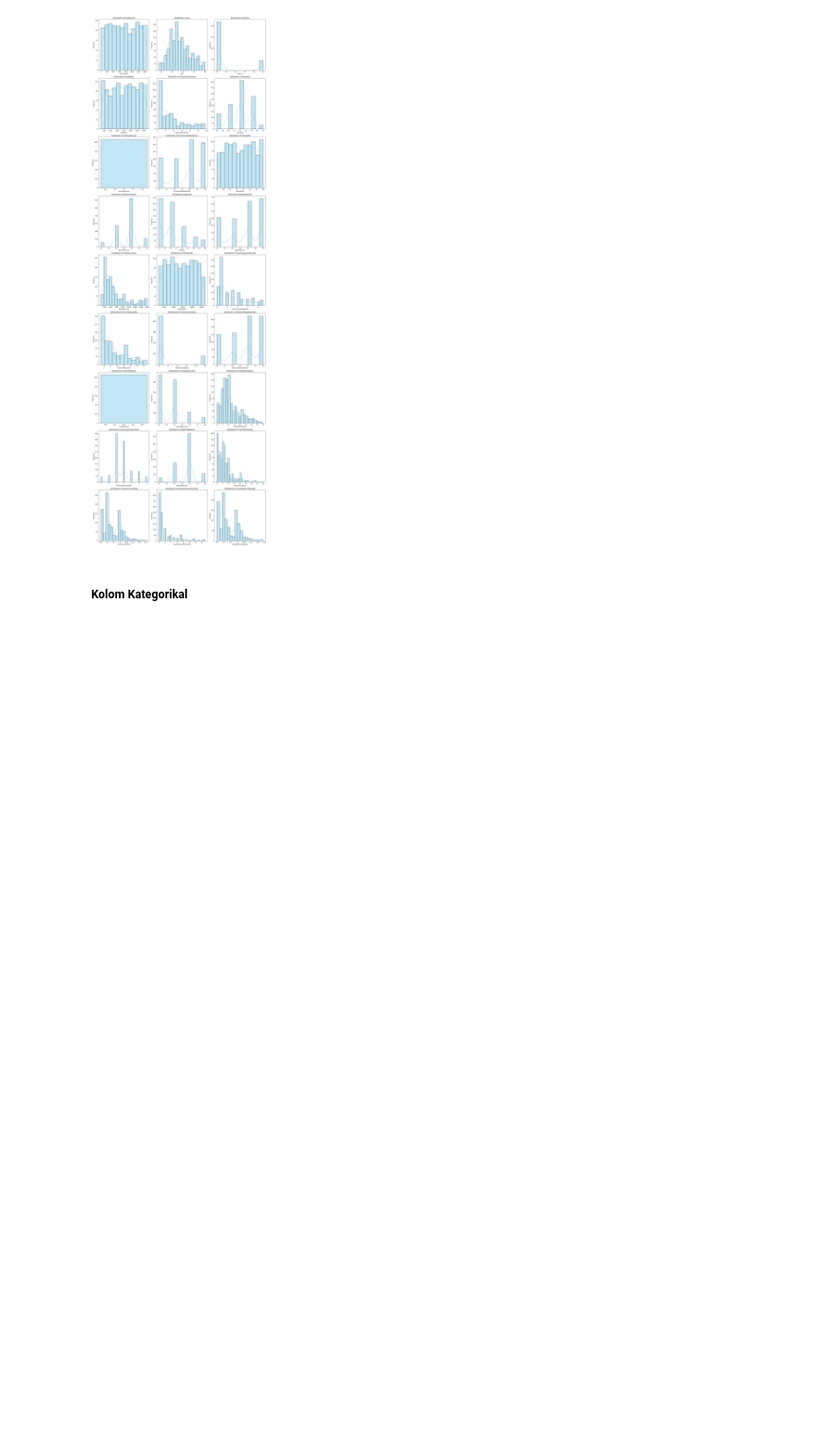
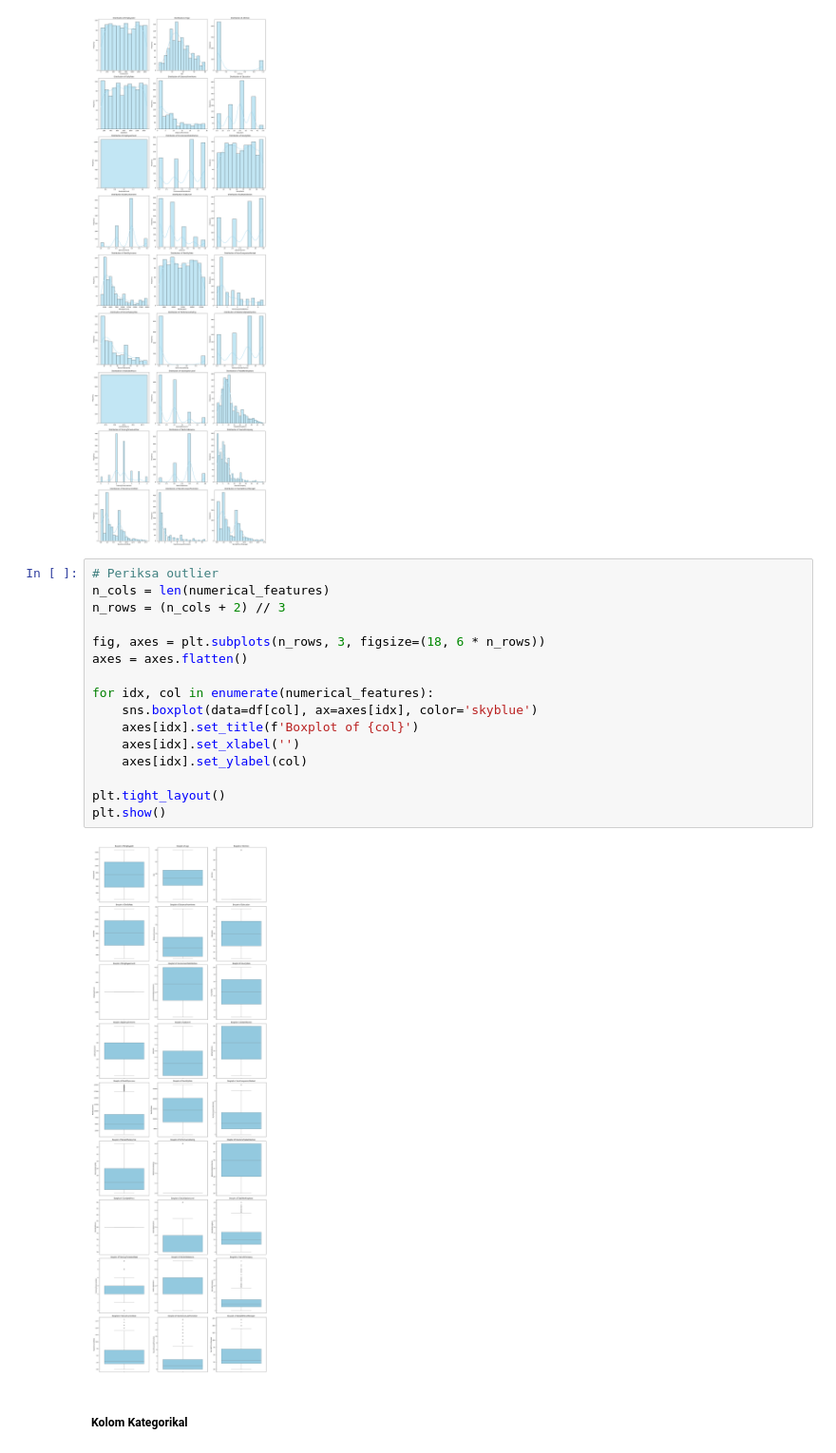
Before and after one commit to Sulbae/HR-Dashboard, a Jupyter notebook: notebook.ipynb, the cells around one changed output. Shown at 95% size. Cells and saved outputs as stored; diff of their text form; blank space fills up the shorter version.

```diff
--- a/notebook.ipynb
+++ b/notebook.ipynb
@@ -189,6 +189,24 @@ plt.tight_layout()
 plt.show()
 # %% [output]
 [figure]
+# %%
+# Periksa outlier
+n_cols = len(numerical_features)
+n_rows = (n_cols + 2) // 3
+
+fig, axes = plt.subplots(n_rows, 3, figsize=(18, 6 * n_rows))
+axes = axes.flatten()
+
+for idx, col in enumerate(numerical_features):
+    sns.boxplot(data=df[col], ax=axes[idx], color='skyblue')
+    axes[idx].set_title(f'Boxplot of {col}')
+    axes[idx].set_xlabel('')
+    axes[idx].set_ylabel(col)
+
+plt.tight_layout()
+plt.show()
+# %% [output]
+[figure, added]
 # %% [markdown]
 ##### Kolom Kategorikal
 # %%
```
Also changed, not shown: parts of 1 cell of this notebook.
